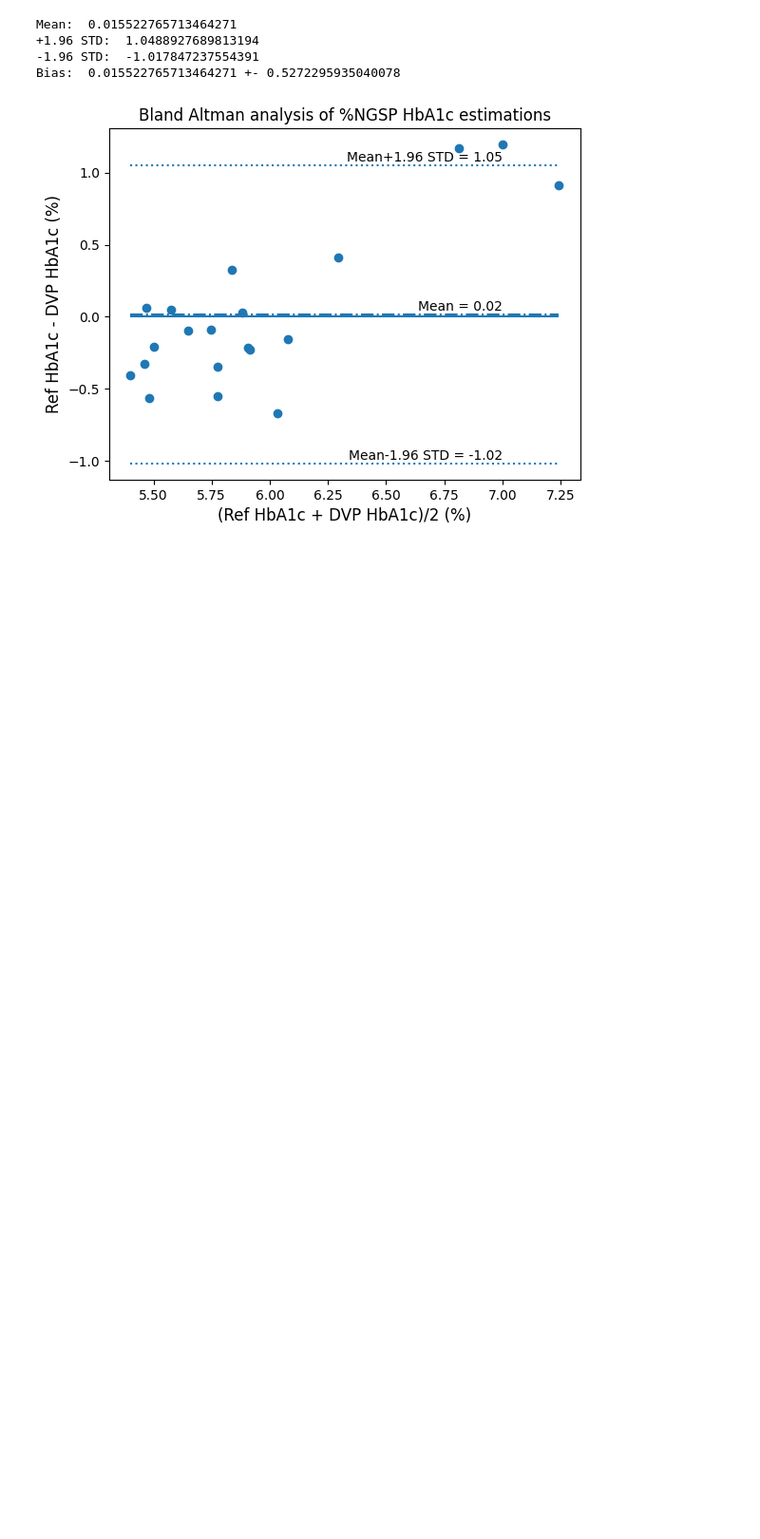
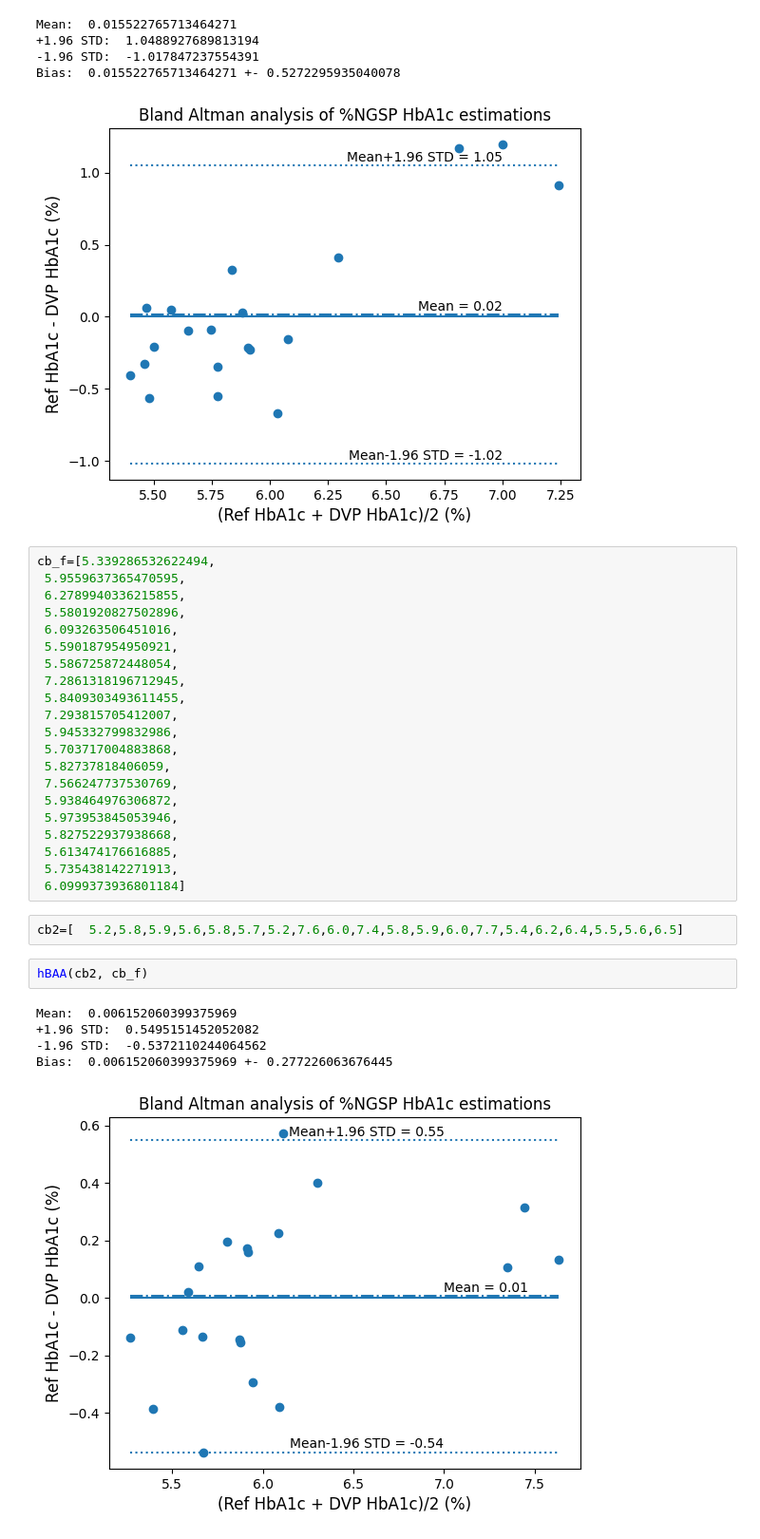
Before and after one commit to shamasatter/Estimating-HbA1c-from-PPG-using-ML, a Jupyter notebook: fig.ipynb, the cells around one changed output. Shown at 95% size. Saved outputs shown, nothing was run; the diff lists cells and outputs as text; blank space fills up the shorter version.

```diff
--- a/fig.ipynb
+++ b/fig.ipynb
@@ -400,3 +400,34 @@ Mean:  0.015522765713464271
 -1.96 STD:  -1.017847237554391
 Bias:  0.015522765713464271 +- 0.5272295935040078
 [figure]
+# %%
+cb_f=[5.339286532622494,
+ 5.9559637365470595,
+ 6.2789940336215855,
+ 5.5801920827502896,
+ 6.093263506451016,
+ 5.590187954950921,
+ 5.586725872448054,
+ 7.2861318196712945,
+ 5.8409303493611455,
+ 7.293815705412007,
+ 5.945332799832986,
+ 5.703717004883868,
+ 5.82737818406059,
+ 7.566247737530769,
+ 5.938464976306872,
+ 5.973953845053946,
+ 5.827522937938668,
+ 5.613474176616885,
+ 5.735438142271913,
+ 6.0999373936801184]
+# %%
+cb2=[  5.2,5.8,5.9,5.6,5.8,5.7,5.2,7.6,6.0,7.4,5.8,5.9,6.0,7.7,5.4,6.2,6.4,5.5,5.6,6.5]
+# %%
+hBAA(cb2, cb_f)
+# %% [output]
+Mean:  0.006152060399375969
++1.96 STD:  0.5495151452052082
+-1.96 STD:  -0.5372110244064562
+Bias:  0.006152060399375969 +- 0.277226063676445
+[figure, added]
```
Also changed, not shown: 6 other files.
